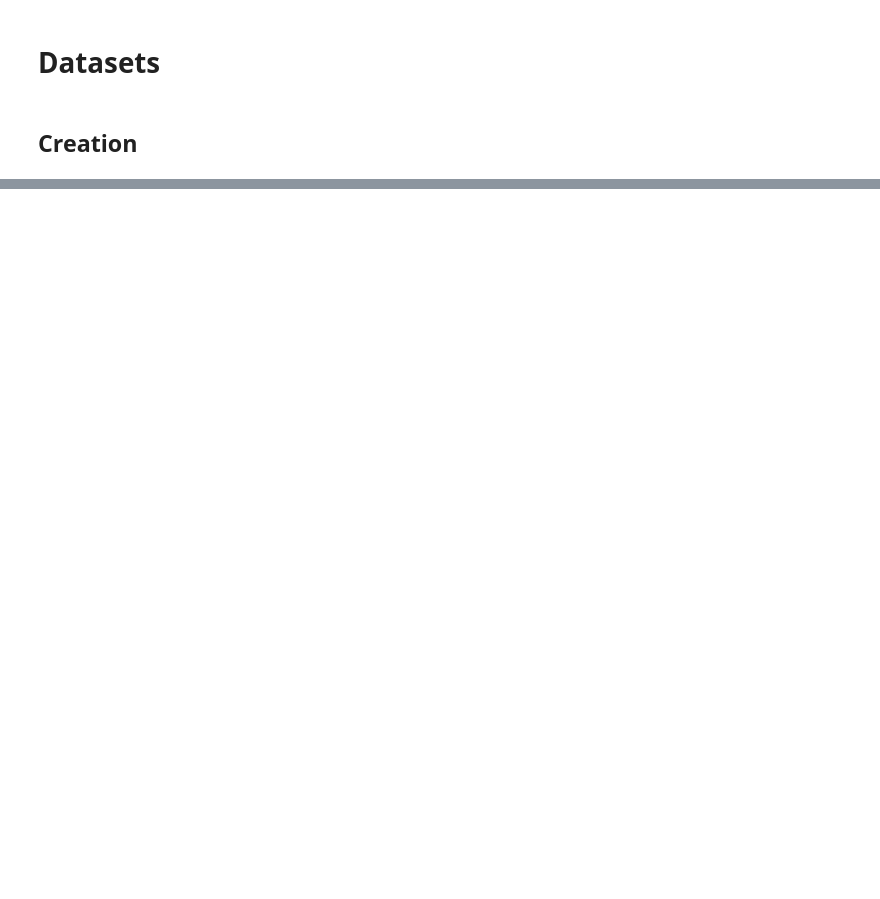
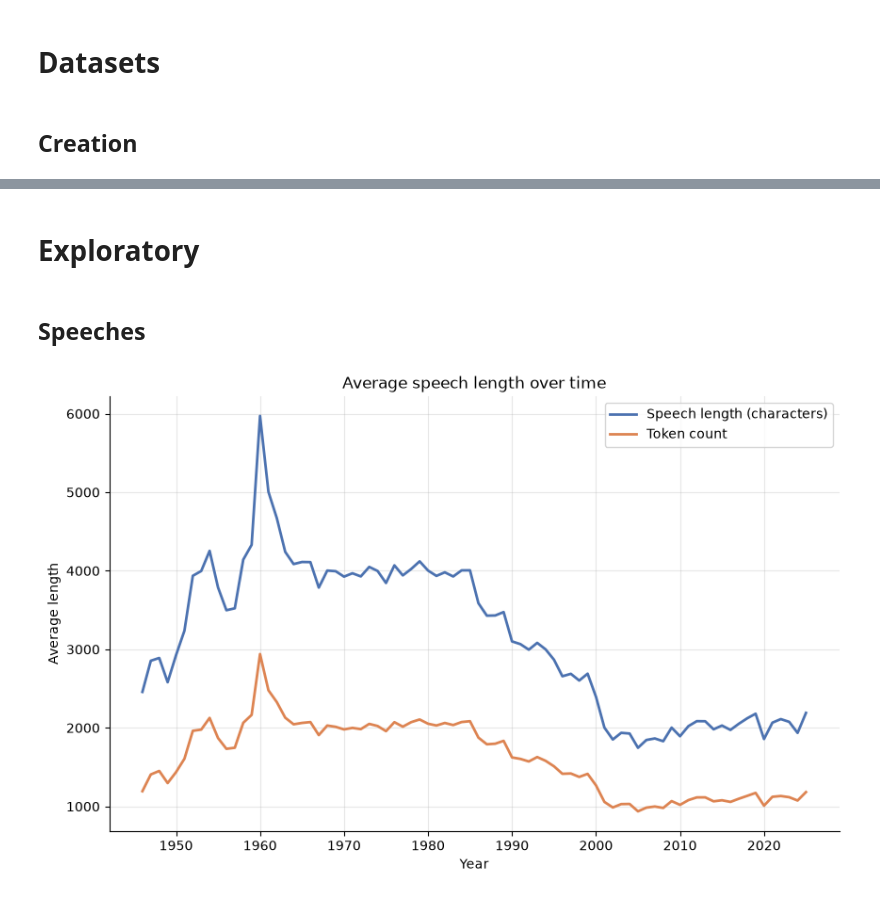
Before and after one commit to jacobgroot/FDS, a Jupyter notebook: exploratory_calixto.ipynb, the cells around one changed output, grey strips where cells are left out. Saved outputs shown, nothing was run; the diff lists cells and outputs as text; code cells hidden in the pictures; blank space fills up the shorter version.

Commit message:
Redoing speech analysis

```diff
--- a/exploratory_calixto.ipynb
+++ b/exploratory_calixto.ipynb
@@ -53,0 +90,4 @@ AttributeError: 'dict' object has no attribute 'info'
+# %%
+df_speeches_raw = create_speeches_df('data/TXT')
+display(df_speeches_raw.info())
+display(df_speeches_raw.sample(10))
@@ -53,0 +147,19 @@ AttributeError: 'dict' object has no attribute 'info'
+# %%
+# Lemmatize
+lemmatizer = WordNetLemmatizer()
+
+def lemmatize_tokens(tokens):
+    lemmatized = []
+    for t in tokens:
+        lemmatized.append(lemmatizer.lemmatize(t))
+    return lemmatized
+
+df_speeches['lemmatization'] = df_speeches['tokens'].progress_apply(lemmatize_tokens)
+# %%
+# Determine the length of the speeches
+df_speeches['speech_length'] = (
+    df_speeches['speech_text']
+    .str.split()
+    .str.len()
+)
+df_speeches['tokens_length'] = df_speeches['tokens'].str.len()
@@ -53,0 +176,27 @@ AttributeError: 'dict' object has no attribute 'info'
+# %% [markdown]
+# Exploratory
+# %% [markdown]
+## Speeches
+# %%
+# Lengths of speeches accross time
+avg_lengths = df_speeches.groupby(level='year')[['speech_length', 'tokens_length']].mean()
+
+fig, ax = plt.subplots(figsize=(10, 6))
+
+ax.plot(avg_lengths.index, avg_lengths['speech_length'],
+        color='#4C72B0', linewidth=2, label='Speech length (characters)')
+ax.plot(avg_lengths.index, avg_lengths['tokens_length'],
+        color='#DD8452', linewidth=2, label='Token count')
+
+ax.set_xlabel('Year')
+ax.set_ylabel('Average length')
+ax.set_title('Average speech length over time')
+
+ax.legend()
+ax.grid(True, alpha=0.3)
+ax.spines['top'].set_visible(False)
+ax.spines['right'].set_visible(False)
+
+plt.show()
+# %% [output]
+[figure, added]
```
Also changed, not shown: parts of 13 cells of this notebook, 1 other file.
